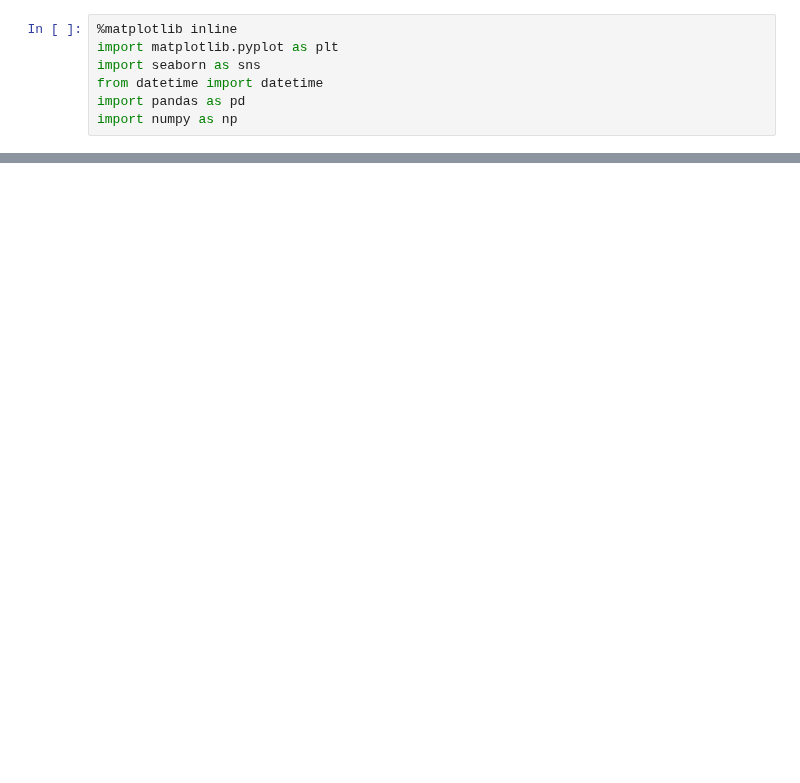
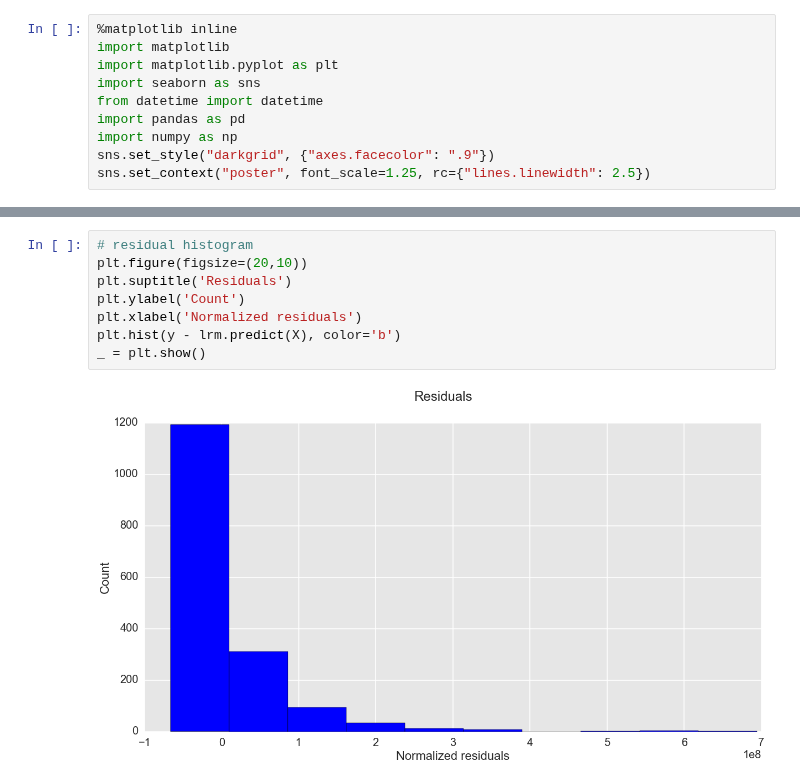
Before and after one commit to robinsones/dsp, a Jupyter notebook: challenges/submissions/03-linear_splitting/bryant/03-linear_splitting.ipynb, the cells around one changed output, grey strips where cells are left out. Drawn from its saved outputs; the diff is of its cells as text; blank space fills up the shorter version.

```diff
--- a/challenges/submissions/03-linear_splitting/bryant/03-linear_splitting.ipynb
+++ b/challenges/submissions/03-linear_splitting/bryant/03-linear_splitting.ipynb
@@ -10,11 +16,14 @@
 ---
 # %%
 %matplotlib inline
+import matplotlib
 import matplotlib.pyplot as plt
 import seaborn as sns
 from datetime import datetime
 import pandas as pd
 import numpy as np
+sns.set_style("darkgrid", {"axes.facecolor": ".9"})
+sns.set_context("poster", font_scale=1.25, rc={"lines.linewidth": 2.5})
 # %%
 data_file = 'data.csv'
 
@@ -221,0 +91,10 @@ ___
+# %%
+# residual histogram
+plt.figure(figsize=(20,10))
+plt.suptitle('Residuals')
+plt.ylabel('Count')
+plt.xlabel('Normalized residuals')
+plt.hist(y - lrm.predict(X), color='b')
+_ = plt.show()
+# %% [output]
+[figure, added]
```
Also changed, not shown: parts of 36 cells of this notebook.
